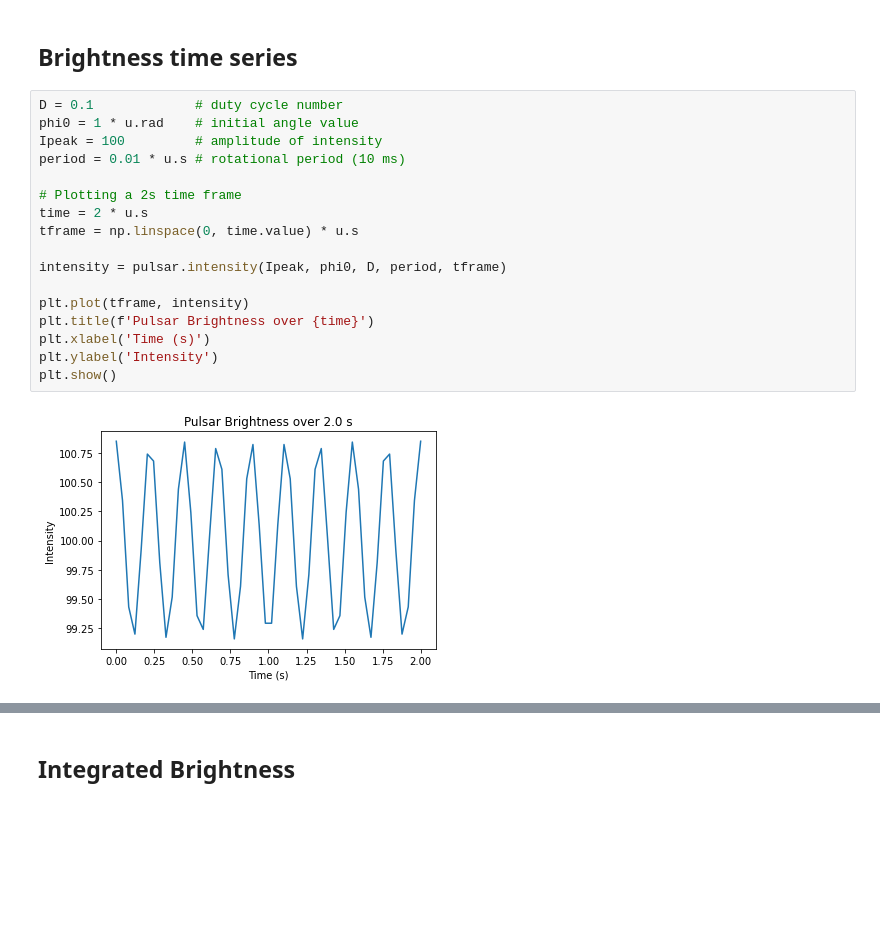
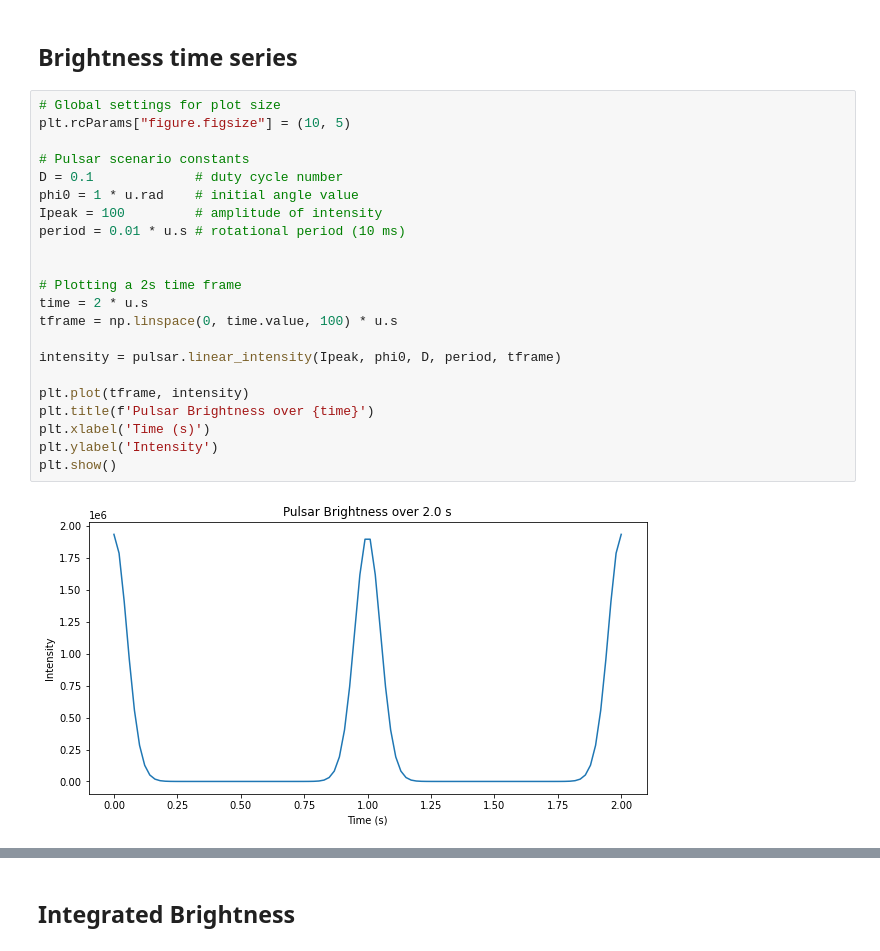
Before and after one commit to louisbranch/cta200_2022, a Jupyter notebook: project/project.ipynb, the cells around one changed output, grey strips where cells are left out. Saved outputs shown, nothing was run; the diff lists cells and outputs as text; blank space fills up the shorter version.

Commit message:
Fix intensity fn and add basic integration

```diff
--- a/project/project.ipynb
+++ b/project/project.ipynb
@@ -8,21 +12,26 @@ import pulsar
 # %% [markdown]
 ## Brightness time series
 # %%
+# Global settings for plot size
+plt.rcParams["figure.figsize"] = (10, 5)
+
+# Pulsar scenario constants
 D = 0.1             # duty cycle number
 phi0 = 1 * u.rad    # initial angle value
 Ipeak = 100         # amplitude of intensity
 period = 0.01 * u.s # rotational period (10 ms)
 
+
 # Plotting a 2s time frame
 time = 2 * u.s
-tframe = np.linspace(0, time.value) * u.s
+tframe = np.linspace(0, time.value, 100) * u.s
 
-intensity = pulsar.intensity(Ipeak, phi0, D, period, tframe)
+intensity = pulsar.linear_intensity(Ipeak, phi0, D, period, tframe)
 
 plt.plot(tframe, intensity)
 plt.title(f'Pulsar Brightness over {time}')
 plt.xlabel('Time (s)')
 plt.ylabel('Intensity')
 plt.show()
 # %% [output]
-[figure, old version]
+[figure, new version]
```
Also changed, not shown: parts of 5 cells of this notebook, 2 other files.
